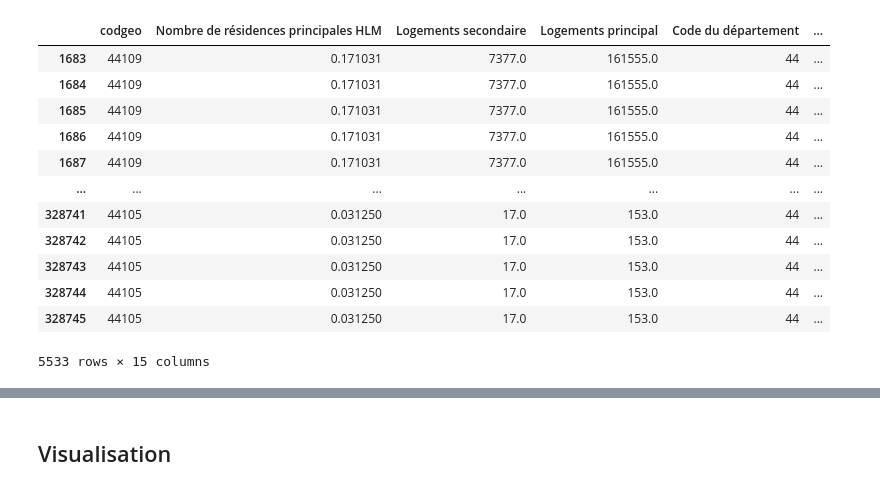
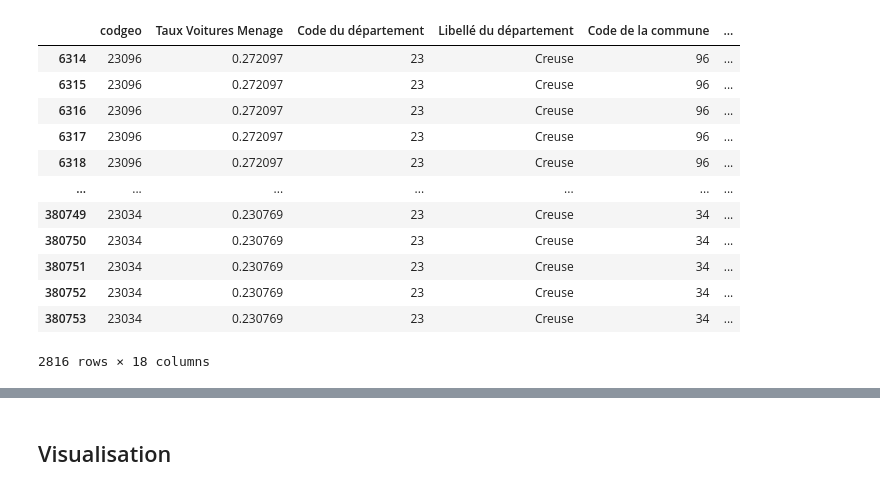
Before and after one commit to marintosti12/MSPR-Data, a Jupyter notebook: IA.ipynb, the cells around one changed output, grey strips where cells are left out. Saved outputs shown, nothing was run; the diff lists cells and outputs as text; code cells hidden in the pictures.

```diff
--- a/IA.ipynb
+++ b/IA.ipynb
@@ -19,37 +19,40 @@ gauche    216085
 Name: count, dtype: int64
 # %%
 
-loire = df.loc[df['Code du département'] == '23']
+loire = df.loc[df['Code du département'] == '93']
 
 
 loire.to_csv("./CleanData/loire.csv");
 
-df = data.drop(data[data['Code du département'] == '23'].index)
+df = data.drop(data[data['Code du département'] == '93'].index)
 
-display(df[df['Code du département'] == '44'])
+display(df[df['Code du département'] == '23'])
 
 df = df.drop([
 'codgeo',
 'Libellé de la commune',
 'Code du département',
 'Libellé du département',
 'Code de la commune',
 'Code Tendance',
+'Population Total',
+'Nombre de chômeurs de 15 à 64 ans',
+'Population Active',
 'Parti polititque'], axis=1)
 # %% [output]
-|  | codgeo | Nombre de résidences principales HLM | Logements secondaire | Logements principal | Code du département | ... |
-| 1683 | 44109 | 0.171031 | 7377.0 | 161555.0 | 44 | ... |
-| 1684 | 44109 | 0.171031 | 7377.0 | 161555.0 | 44 | ... |
-| 1685 | 44109 | 0.171031 | 7377.0 | 161555.0 | 44 | ... |
-| 1686 | 44109 | 0.171031 | 7377.0 | 161555.0 | 44 | ... |
-| 1687 | 44109 | 0.171031 | 7377.0 | 161555.0 | 44 | ... |
+|  | codgeo | Taux Voitures Menage | Code du département | Libellé du département | Code de la commune | ... |
+| 6314 | 23096 | 0.272097 | 23 | Creuse | 96 | ... |
+| 6315 | 23096 | 0.272097 | 23 | Creuse | 96 | ... |
+| 6316 | 23096 | 0.272097 | 23 | Creuse | 96 | ... |
+| 6317 | 23096 | 0.272097 | 23 | Creuse | 96 | ... |
+| 6318 | 23096 | 0.272097 | 23 | Creuse | 96 | ... |
 | ... | ... | ... | ... | ... | ... | ... |
-| 328741 | 44105 | 0.031250 | 17.0 | 153.0 | 44 | ... |
-| 328742 | 44105 | 0.031250 | 17.0 | 153.0 | 44 | ... |
-| 328743 | 44105 | 0.031250 | 17.0 | 153.0 | 44 | ... |
-| 328744 | 44105 | 0.031250 | 17.0 | 153.0 | 44 | ... |
-| 328745 | 44105 | 0.031250 | 17.0 | 153.0 | 44 | ... |
+| 380749 | 23034 | 0.230769 | 23 | Creuse | 34 | ... |
+| 380750 | 23034 | 0.230769 | 23 | Creuse | 34 | ... |
+| 380751 | 23034 | 0.230769 | 23 | Creuse | 34 | ... |
+| 380752 | 23034 | 0.230769 | 23 | Creuse | 34 | ... |
+| 380753 | 23034 | 0.230769 | 23 | Creuse | 34 | ... |
-5533 rows × 15 columns
+2816 rows × 18 columns
 # %%
 dummy = pd.get_dummies (df ['Tendance'])
 df = pd.concat( [df, dummy ], axis = 1)
```
Also changed, not shown: parts of 12 cells of this notebook, 5 other files.
